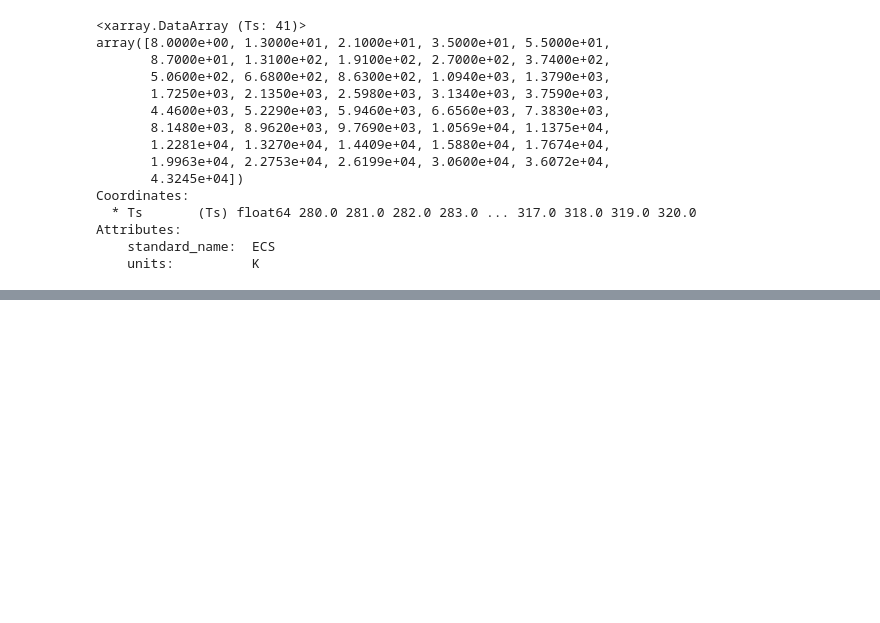
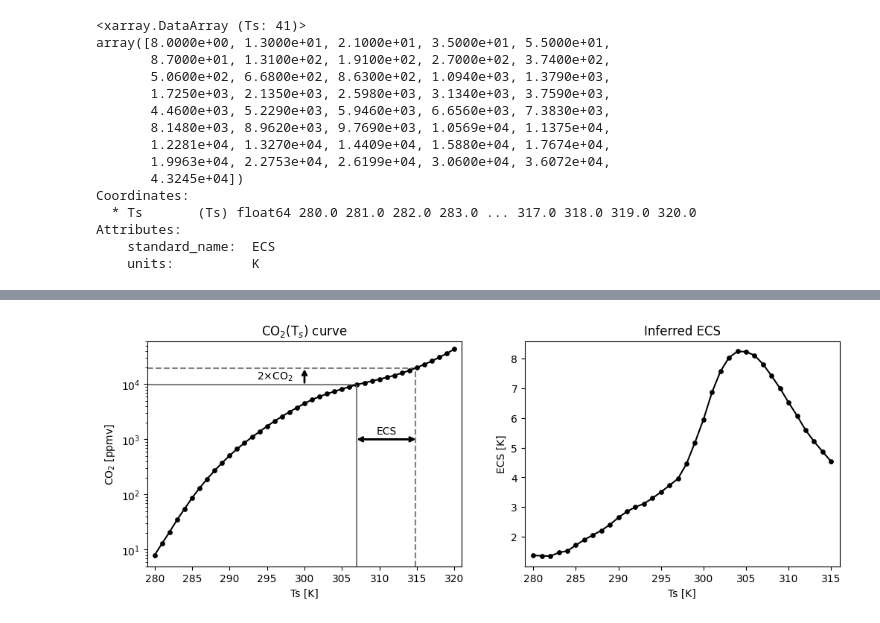
Before and after one commit to AndrewILWilliams/ECS_bump, a Jupyter notebook: climlab_rrtmg.ipynb, the cells around one changed output, grey strips where cells are left out. Drawn from its saved outputs; the diff is of its cells as text; code cells hidden in the pictures; blank space fills up the shorter version.

```diff
--- a/climlab_rrtmg.ipynb
+++ b/climlab_rrtmg.ipynb
@@ -299,0 +306,40 @@ ax.scatter(C_Ts.Ts, da_ECS, color='k', s=15)
+# %%
+Ts_ex = 307.
+co2_ex = C_Ts.sel(Ts=Ts_ex).values
+Ts_ex2=Ts_C.interp(CO2=2*co2_ex).values
+# %%
+Tmin=279
+Tmax=321
+co2_min = 5
+co2_max = 6e4
+fig,axs=plt.subplots(ncols=2, figsize=(12,4), dpi=100)
+
+axs[0].plot([Tmin,Ts_ex],co2_ex*np.ones(2),color='gray')
+axs[0].plot([Tmin,Ts_ex2],2*co2_ex*np.ones(2),color='gray',linestyle='--')
+axs[0].plot(Ts_ex*np.ones(2),[co2_min,co2_ex],color='gray')
+axs[0].plot(Ts_ex2*np.ones(2),[co2_min,2*co2_ex],color='gray',linestyle='--')
+
+axs[0].annotate("", xy=(Ts_ex/1.001, 1.e3), xytext=(Ts_ex2, 1.e3),
+           arrowprops=dict(arrowstyle="->",lw=2,color='black'))
+axs[0].annotate("", xy=(1.001*Ts_ex2, 1.e3), xytext=(Ts_ex, 1.e3),
+           arrowprops=dict(arrowstyle="->",lw=2,color='black'))
+axs[0].annotate("", xy=(300, 2.1*co2_ex), xytext=(300, co2_ex),
+           arrowprops=dict(arrowstyle="->",lw=2,color='black'))
+
+axs[0].text(0.5*(Ts_ex+Ts_ex2),1.25e3,'ECS',ha='center')
+axs[0].text(296,np.sqrt(co2_ex*2*co2_ex),r'2$\times$CO$_2$',ha='center',va='center')
+
+C_Ts.plot(ax=axs[0], yscale='log', color='k')
+axs[0].scatter(C_Ts.Ts, C_Ts, color='k', s=15)
+axs[0].set_xlim(Tmin, Tmax)
+axs[0].set_ylim(co2_min, co2_max)
+axs[0].set_title(r"CO$_{2}$(T$_{s}$) curve")
+
+da_ECS.plot(ax=axs[1], color='k')
+axs[1].scatter(C_Ts.Ts, da_ECS, color='k', s=15)
+axs[1].set_xlim(Tmin, 316)
+axs[1].set_title(r"Inferred ECS")
+
+plt.savefig('Example_rrtmg_fig.png',bbox_inches='tight', dpi=200)
+# %% [output]
+[figure, added]
```
Also changed, not shown: parts of 2 cells of this notebook, 1 other file.
